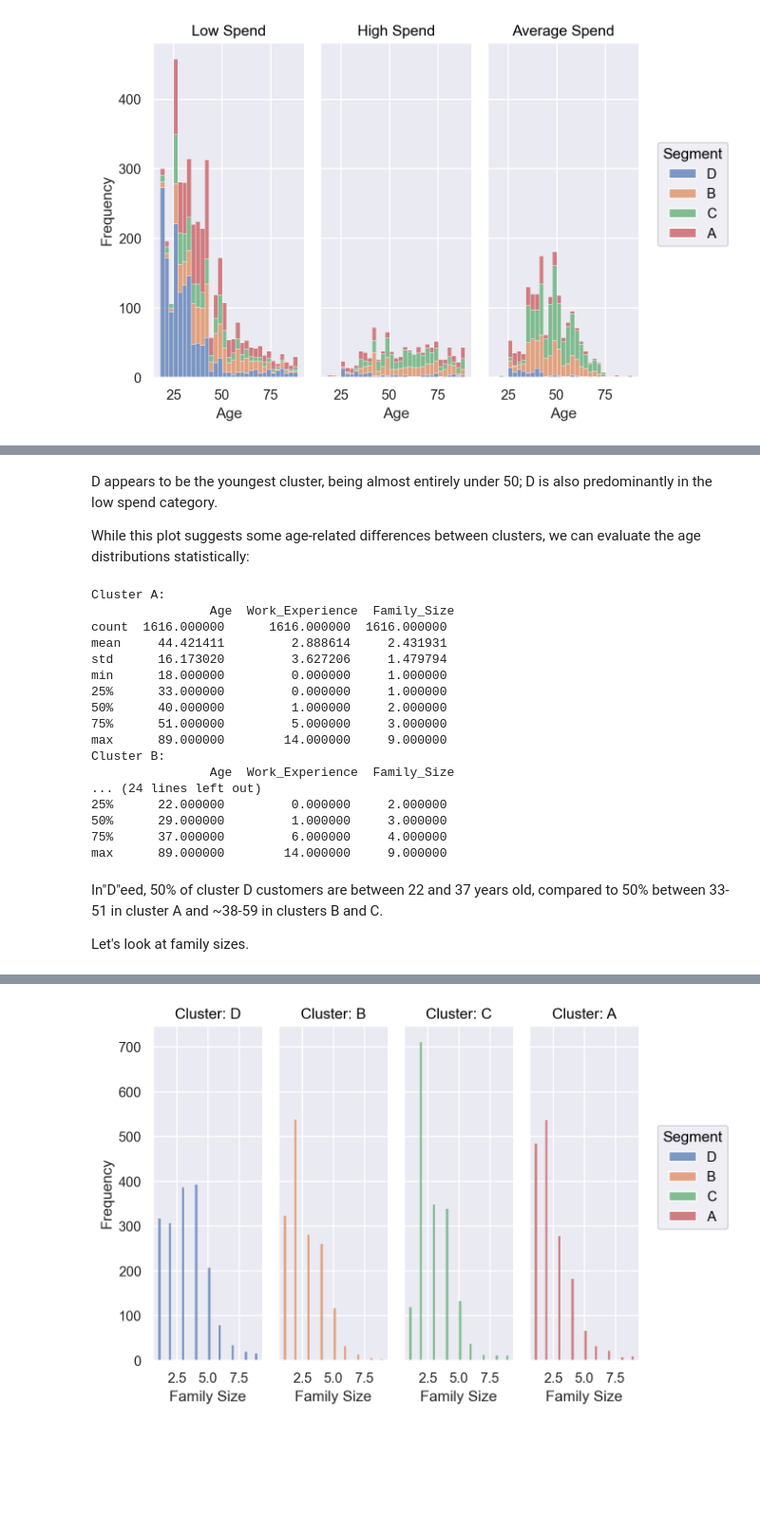
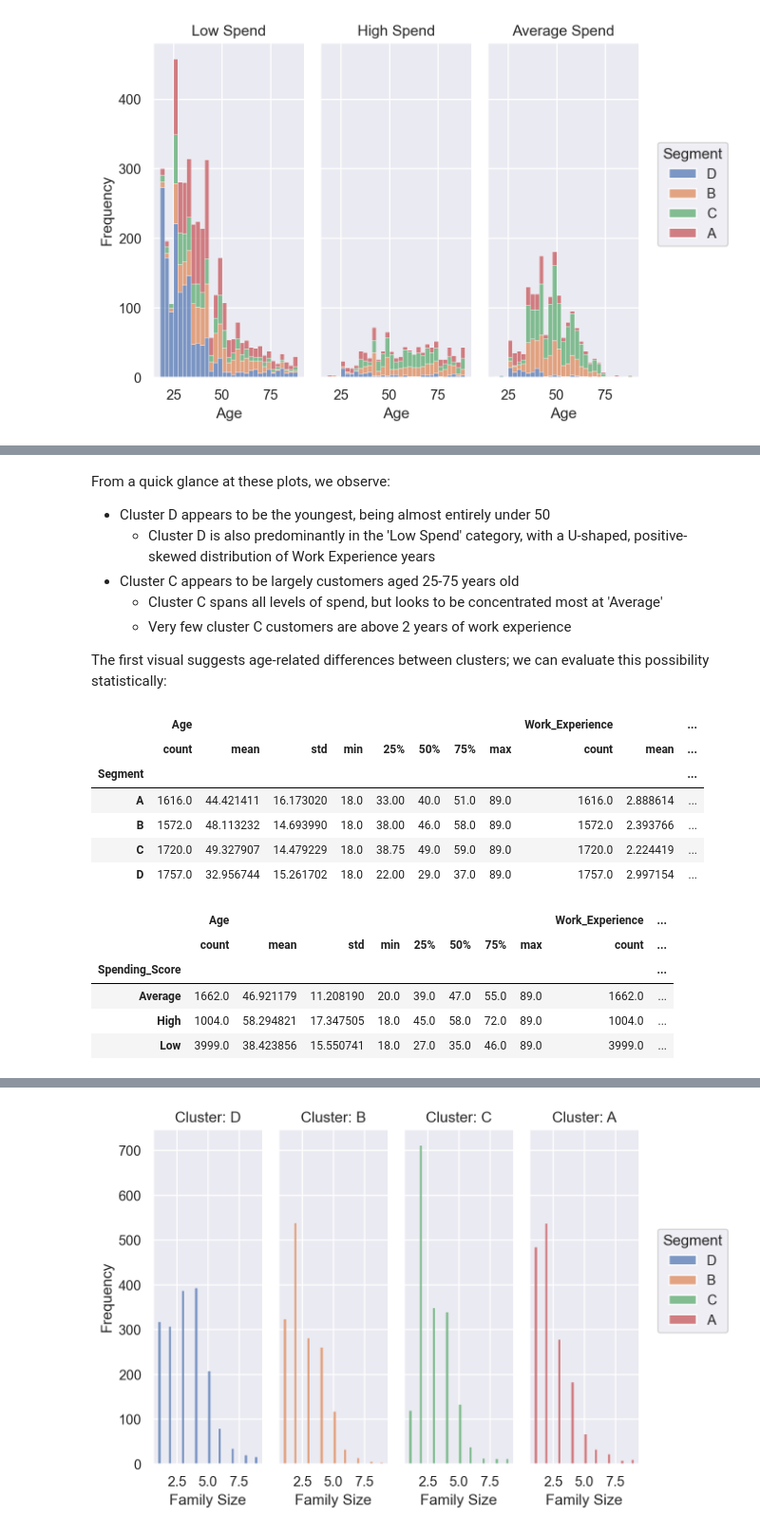
Before and after one commit to DomS1080/Data-Science, a Jupyter notebook: Projects/Customer/Customer.ipynb, the cells around one changed output, grey strips where cells are left out. Shown at 95% size. Cells and saved outputs as stored; diff of their text form; code cells hidden in the pictures; blank space fills up the shorter version.

```diff
--- a/Projects/Customer/Customer.ipynb
+++ b/Projects/Customer/Customer.ipynb
@@ -587,31 +608,28 @@ plot1.label(y='Frequency', title='{} Spend'.format)
 # %% [markdown]
-D appears to be the youngest cluster, being almost entirely under 50; D is also predominantly in the low spend category.
+From a quick glance at these plots, we observe:
+- Cluster D appears to be the youngest, being almost entirely under 50
+  - Cluster D is also predominantly in the 'Low Spend' category, with a U-shaped, positive-skewed distribution of Work Experience years
+- Cluster C appears to be largely customers aged 25-75 years old
+  - Cluster C spans all levels of spend, but looks to be concentrated most at 'Average'
+  - Very few cluster C customers are above 2 years of work experience
 
-While this plot suggests some age-related differences between clusters, we can evaluate the age distributions statistically:
+The first visual suggests age-related differences between clusters; we can evaluate this possibility statistically:
-# %%
-print('Cluster A:\n', clusterA.describe())
-print('Cluster B:\n', clusterB.describe())
-print('Cluster C:\n', clusterC.describe())
-print('Cluster D:\n', clusterD.describe())
-# %% [output]
-Cluster A:
-                Age  Work_Experience  Family_Size
-count  1616.000000      1616.000000  1616.000000
-mean     44.421411         2.888614     2.431931
-std      16.173020         3.627206     1.479794
-min      18.000000         0.000000     1.000000
-25%      33.000000         0.000000     1.000000
-50%      40.000000         1.000000     2.000000
-75%      51.000000         5.000000     3.000000
-max      89.000000        14.000000     9.000000
-Cluster B:
-                Age  Work_Experience  Family_Size
-... (24 lines left out)
-25%      22.000000         0.000000     2.000000
-50%      29.000000         1.000000     3.000000
-75%      37.000000         6.000000     4.000000
-max      89.000000        14.000000     9.000000
-# %% [markdown]
-In"D"eed, 50% of cluster D customers are between 22 and 37 years old, compared to 50% between 33-51 in cluster A and ~38-59 in clusters B and C.
-
-Let's look at family sizes.
+# %%
+int_df.groupby(['Segment']).describe()
+# %% [output]
+|  | Age |  |  |  |  |  |  |  | Work_Experience |  | ... |
+|  | count | mean | std | min | 25% | 50% | 75% | max | count | mean | ... |
+| Segment |  |  |  |  |  |  |  |  |  |  | ... |
+| A | 1616.0 | 44.421411 | 16.173020 | 18.0 | 33.00 | 40.0 | 51.0 | 89.0 | 1616.0 | 2.888614 | ... |
+| B | 1572.0 | 48.113232 | 14.693990 | 18.0 | 38.00 | 46.0 | 58.0 | 89.0 | 1572.0 | 2.393766 | ... |
+| C | 1720.0 | 49.327907 | 14.479229 | 18.0 | 38.75 | 49.0 | 59.0 | 89.0 | 1720.0 | 2.224419 | ... |
+| D | 1757.0 | 32.956744 | 15.261702 | 18.0 | 22.00 | 29.0 | 37.0 | 89.0 | 1757.0 | 2.997154 | ... |
+# %%
+int_df.groupby(['Spending_Score']).describe()
+# %% [output]
+|  | Age |  |  |  |  |  |  |  | Work_Experience | ... |
+|  | count | mean | std | min | 25% | 50% | 75% | max | count | ... |
+| Spending_Score |  |  |  |  |  |  |  |  |  | ... |
+| Average | 1662.0 | 46.921179 | 11.208190 | 20.0 | 39.0 | 47.0 | 55.0 | 89.0 | 1662.0 | ... |
+| High | 1004.0 | 58.294821 | 17.347505 | 18.0 | 45.0 | 58.0 | 72.0 | 89.0 | 1004.0 | ... |
+| Low | 3999.0 | 38.423856 | 15.550741 | 18.0 | 27.0 | 35.0 | 46.0 | 89.0 | 3999.0 | ... |
```
Also changed, not shown: parts of 21 cells of this notebook.
